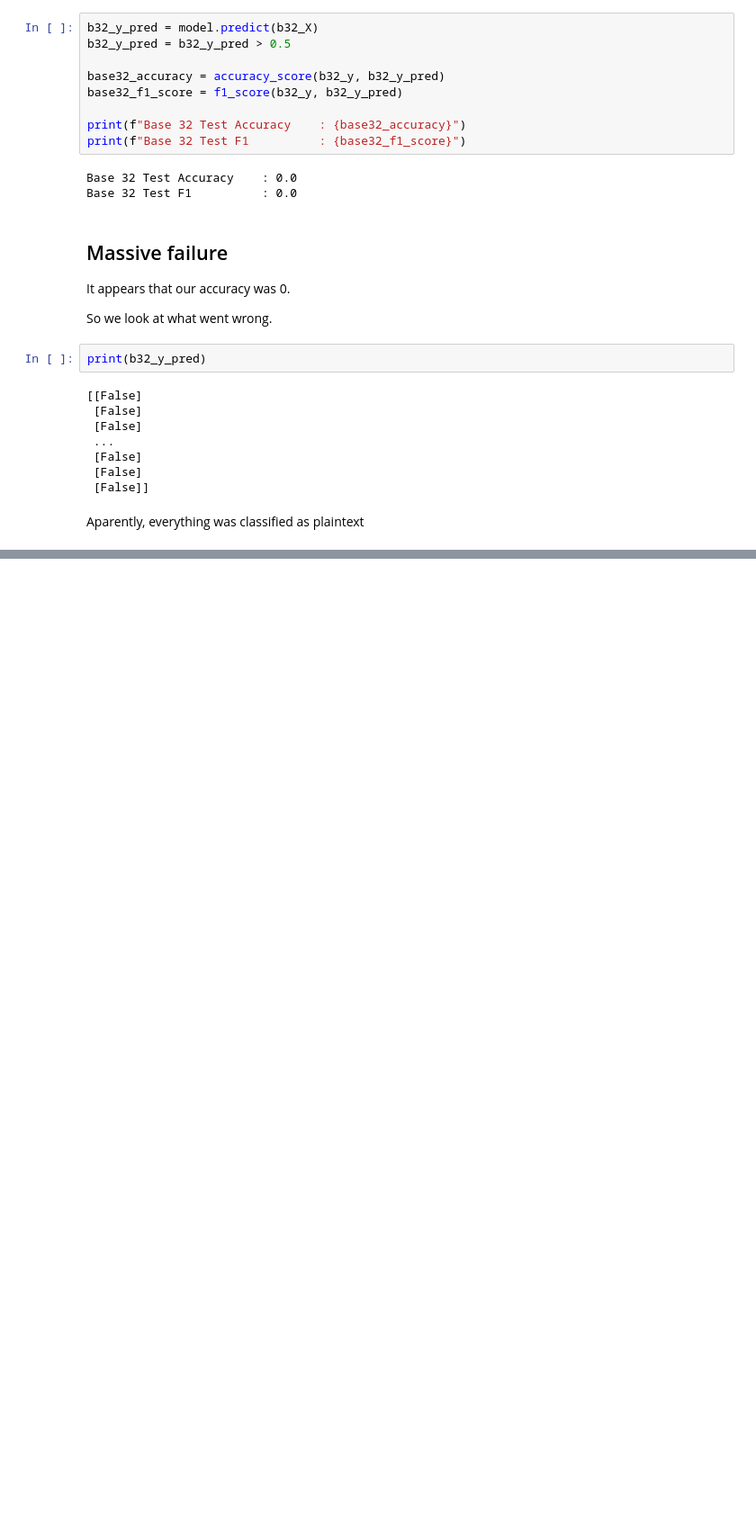
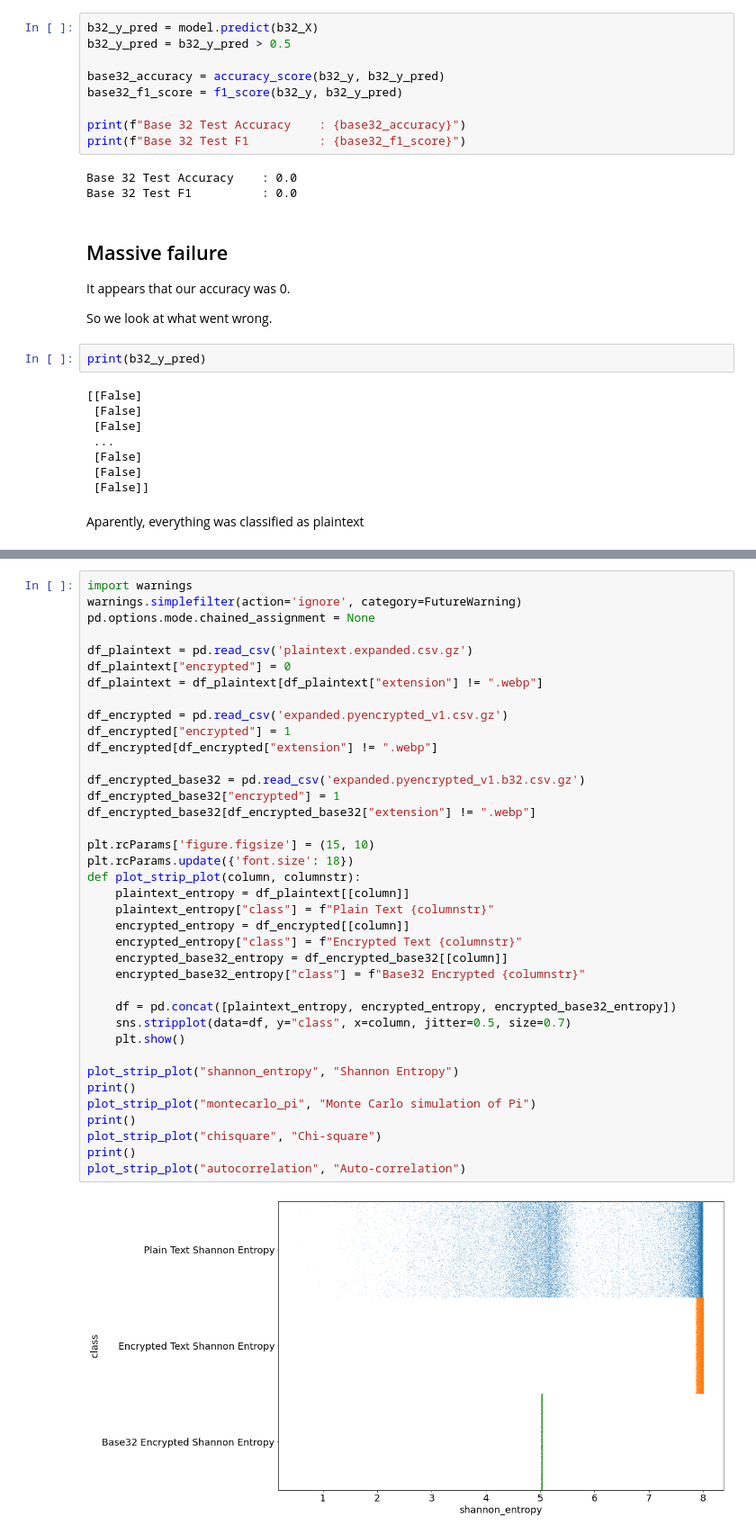
Before and after one commit to bhattacharjee/silver-garbanzo, a Jupyter notebook: ransomware_detection_adversarial_attack.ipynb, the cells around one changed output, grey strips where cells are left out. Shown at 90% size. Cells and saved outputs as stored; diff of their text form; blank space fills up the shorter version.

```diff
--- a/ransomware_detection_adversarial_attack.ipynb
+++ b/ransomware_detection_adversarial_attack.ipynb
@@ -235,0 +238,40 @@ We will now plot the entropy values in the files in the original plaintext, and
+# %%
+import warnings
+warnings.simplefilter(action='ignore', category=FutureWarning)
+pd.options.mode.chained_assignment = None
+
+df_plaintext = pd.read_csv('plaintext.expanded.csv.gz')
+df_plaintext["encrypted"] = 0
+df_plaintext = df_plaintext[df_plaintext["extension"] != ".webp"]
+
+df_encrypted = pd.read_csv('expanded.pyencrypted_v1.csv.gz')
+df_encrypted["encrypted"] = 1
+df_encrypted[df_encrypted["extension"] != ".webp"]
+
+df_encrypted_base32 = pd.read_csv('expanded.pyencrypted_v1.b32.csv.gz')
+df_encrypted_base32["encrypted"] = 1
+df_encrypted_base32[df_encrypted_base32["extension"] != ".webp"]
+
+plt.rcParams['figure.figsize'] = (15, 10)
+plt.rcParams.update({'font.size': 18})
+def plot_strip_plot(column, columnstr):
+    plaintext_entropy = df_plaintext[[column]]
+    plaintext_entropy["class"] = f"Plain Text {columnstr}"
+    encrypted_entropy = df_encrypted[[column]]
+    encrypted_entropy["class"] = f"Encrypted Text {columnstr}"
+    encrypted_base32_entropy = df_encrypted_base32[[column]]
+    encrypted_base32_entropy["class"] = f"Base32 Encrypted {columnstr}"
+
+    df = pd.concat([plaintext_entropy, encrypted_entropy, encrypted_base32_entropy])
+    sns.stripplot(data=df, y="class", x=column, jitter=0.5, size=0.7)
+    plt.show()
+
+plot_strip_plot("shannon_entropy", "Shannon Entropy")
+print()
+plot_strip_plot("montecarlo_pi", "Monte Carlo simulation of Pi")
+print()
+plot_strip_plot("chisquare", "Chi-square")
+print()
+plot_strip_plot("autocorrelation", "Auto-correlation")
+# %% [output]
+[figure, added]
```
Also changed, not shown: parts of 2 cells of this notebook.
